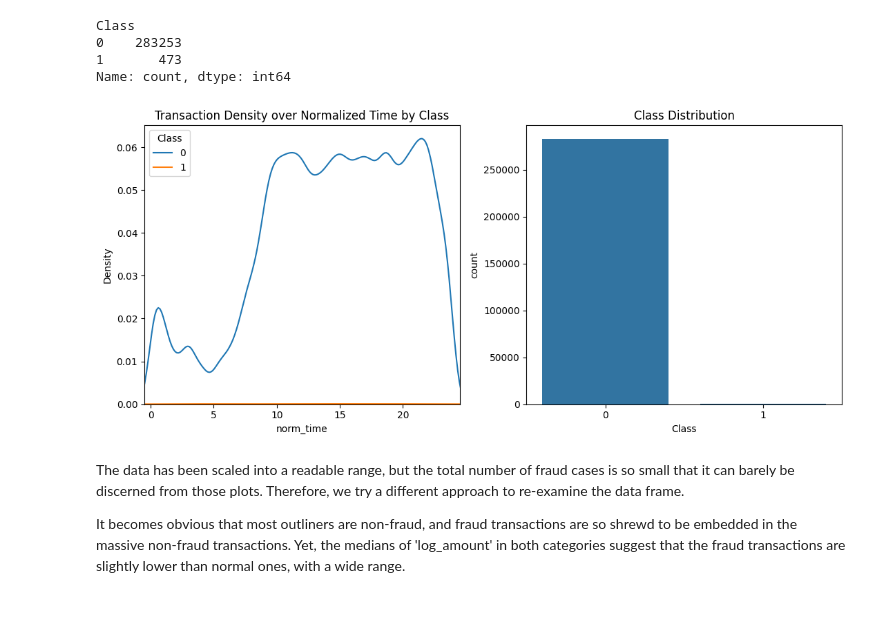
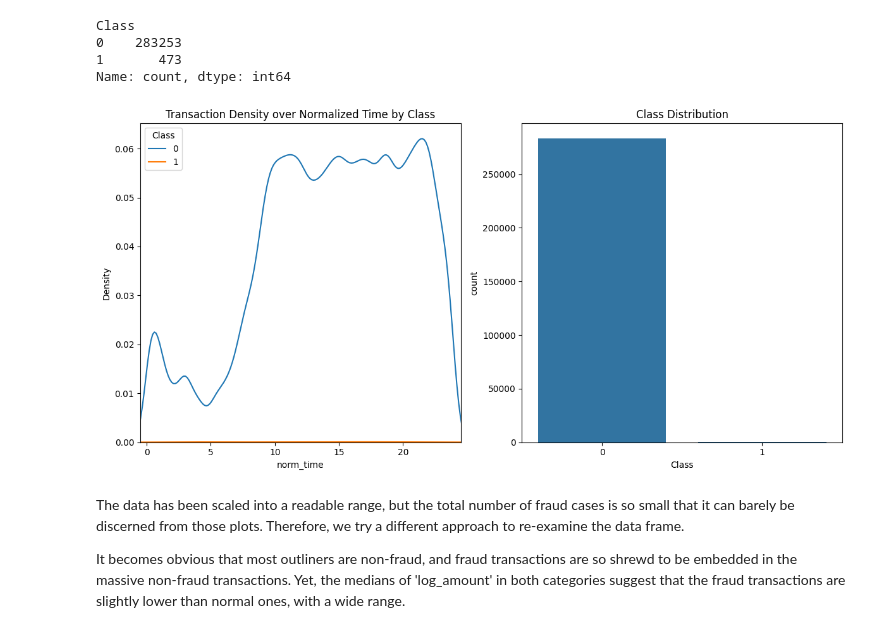
Before and after one commit to zcry332/Neural_Network, a Jupyter notebook: NN_BankingProject_G3.ipynb, the cells around one changed output. Saved outputs shown, nothing was run; the diff lists cells and outputs as text; code cells hidden in the pictures.

```diff
--- a/NN_BankingProject_G3.ipynb
+++ b/NN_BankingProject_G3.ipynb
@@ -26,8 +27,12 @@ pd.set_option('display.max_rows', None)
 # Expand the width of the print output so lines don't wrap weirdly
 pd.set_option('display.width', 1000)
 
-# (Optional) If you have long text in cells, stop it from cutting off
+# Show long text in cells, stop it from cutting off
 pd.set_option('display.max_colwidth', None)
+
+# Set an universal plotting size and resolution
+plt.rcParams["figure.figsize"] = (12, 6)
+plt.rcParams["figure.dpi"] = 100
 # %%
 # Missing value check
 num_null = df.isnull().sum().max()
@@ -156,20 +158,18 @@ Name: count, dtype: int64
 # %%
 # Now we have a impression that the Fraud transaction is just teenie tiny chunk of observations in the data frame
 # Let's plot again with the normalized time and amount
-
-fig, axs = plt.subplots(1, 2, figsize=(11, 5))
+fig, axs = plt.subplots(1, 2,)
 
 # KDE Plot for Time.
 sns.kdeplot(data=df, x='norm_time', hue='Class', ax=axs[0]).set(title="Transaction Density over Normalized Time by Class", xlim=(-0.5,24.5))
 
 # Count Plot for Class Balance
 # Changed x to 'Class' to correctly show the number of samples per class
 sns.countplot(data=df, x='Class', fill = 'Class', ax=axs[1]).set(title ='Class Distribution')
-
 plt.tight_layout()
 plt.show()
 # %% [output]
-[figure, old version]
+[figure, new version]
 # %% [markdown]
 The data has been scaled into a readable range, but the total number of fraud cases is so small that it can barely be discerned from those plots. Therefore, we try a different approach to re-examine the data frame.
 
```
Also changed, not shown: parts of 36 cells of this notebook.
